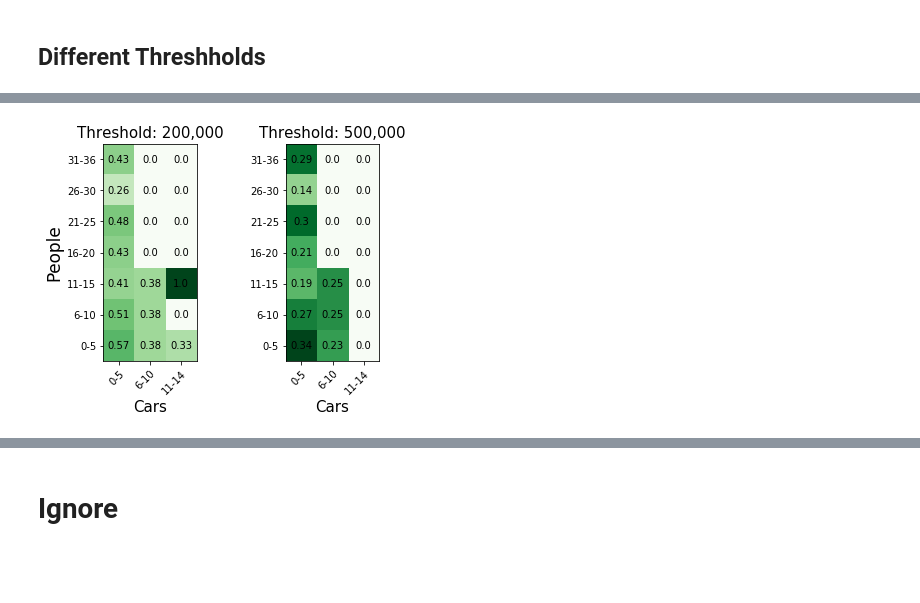
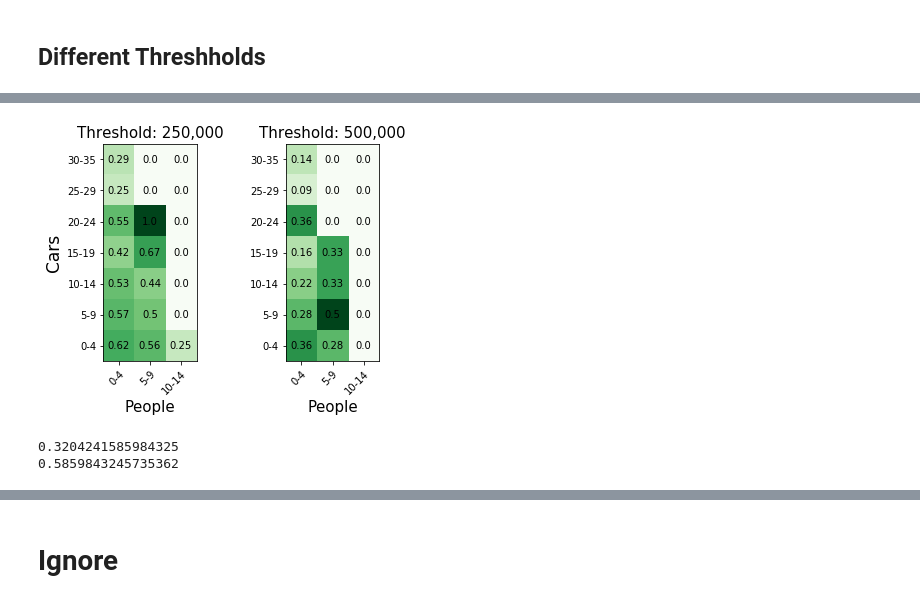
Before and after one commit to ivaroli/DataInTheWild, a Jupyter notebook: Analysis/Classifiers and Regression.ipynb, the cells around one changed output, grey strips where cells are left out. Saved outputs shown, nothing was run; the diff lists cells and outputs as text; code cells hidden in the pictures; blank space fills up the shorter version.

```diff
--- a/Analysis/Classifiers and Regression.ipynb
+++ b/Analysis/Classifiers and Regression.ipynb
@@ -12,0 +9,3 @@ df = pd.json_normalize(data)
+# %%
+df = pd.read_csv("data_v6.csv")
+df
@@ -363,7 +245,7 @@ plt.show()
 # %%
 wealthy2=[int]*len(regcap)
 for i,cap in enumerate(regcap):
-    if cap > 200000:
+    if cap > 250000:
         wealthy2[i]=1
     else:
         wealthy2[i]=0
@@ -377,9 +259,11 @@ for i,cap in enumerate(regcap):
         wealthy3[i]=0
 print((len(wealthy3)-len([n for n in wealthy3 if n==1]))/len(wealthy3),len([n for n in wealthy3 if n==1]))
 
+
+#What if it's 500,000 or above?
 wealthy4=[int]*len(regcap)
 for i,cap in enumerate(regcap):
-    if cap > 100000000:
+    if cap >= 500000:
         wealthy4[i]=1
     else:
         wealthy4[i]=0
@@ -421,3 +331,13 @@ r: 0.47368421052631576
+# %%
+def get_val(objec):
+    value=[]
+    obj=splitter(objec)
+    for o in obj:
+        if len(o)==0:
+            value.append(o["Wealthy"].sum())
+        else:
+            value.append(o["Wealthy"].sum()/len(o))
+    return value
 # %%
 objects3=pd.DataFrame(list(zip(objects["NumCars"],objects["NumPeople"],wealthy2)))
 objects3.columns =['NumCars', 'NumPeople', 'Wealthy']
@@ -432,9 +344,10 @@ for o in obj:
 # %%
-People = ["0-5", "6-10", "11-15", "16-20", "21-25", "26-30", "31-36"]
-People.reverse()
-Cars = ["0-5", "6-10", "11-14"]
+Cars = ["0-4", "5-9", "10-14", "15-19", "20-24", "25-29", "30-35"]
+Cars.reverse()
+People = ["0-4", "5-9", "10-14"]
 
 vlue = []
+value2 = get_val(objects3)
 for i in range(7):
     v=[]
     for j in range(3):
@@ -446,57 +359,64 @@ vlue = np.array(vlue,dtype=np.float)
 fig, (ax1, ax2) = plt.subplots(1,2)
 im = ax1.imshow(vlue,cmap="Greens")
 # Show all ticks and label them with the respective list entries
-ax1.set_xticks(np.arange(len(Cars)))
-ax1.set_yticks(np.arange(len(People)))
+ax1.set_xticks(np.arange(len(People)))
+ax1.set_yticks(np.arange(len(Cars)))
 
-ax1.set_xticklabels(Cars)
-ax1.set_yticklabels(People)
-ax1.set_xlabel("Cars", size=15)
-ax1.set_ylabel("People", size=17)
+ax1.set_xticklabels(People)
+ax1.set_yticklabels(Cars)
+ax1.set_xlabel("People", size=15)
+ax1.set_ylabel("Cars", size=17)
 
 # Rotate the tick labels and set their alignment.
 plt.setp(ax1.get_xticklabels(), rotation=45, ha="right",
          rotation_mode="anchor")
 
 # Loop over data dimensions and create text annotations.
-for i in range(len(People)):
-    for j in range(len(Cars)):
+for i in range(len(Cars)):
+    for j in range(len(People)):
         text = ax1.text(j, i, vlue[i, j],
                        ha="center", va="center", color="black")
 
-ax1.set_title("Threshold: 200,000", size=15)
+ax1.set_title("Threshold: 250,000", size=15)
 
 vlue = []
+value = get_val(objects)
 for i in range(7):
     v=[]
     for j in range(3):
         v.append(round(value[i*3+j],2))
     vlue.append(v)
 vlue.reverse()
 vlue = np.array(vlue,dtype=np.float)
 
 #fig, ax = plt.subplots()
 im = ax2.imshow(vlue,cmap="Greens")
 
 # Show all ticks and label them with the respective list entries
-ax2.set_xticks(np.arange(len(Cars)))
-ax2.set_yticks(np.arange(len(People)))
+ax2.set_xticks(np.arange(len(People)))
+ax2.set_yticks(np.arange(len(Cars)))
 
-ax2.set_xticklabels(Cars)
-ax2.set_yticklabels(People)
-ax2.set_xlabel("Cars", size=15)
+ax2.set_xticklabels(People)
+ax2.set_yticklabels(Cars)
+ax2.set_xlabel("People", size=15)
 
 # Rotate the tick labels and set their alignment.
 plt.setp(ax2.get_xticklabels(), rotation=45, ha="right",
          rotation_mode="anchor")
 
 # Loop over data dimensions and create text annotations.
-for i in range(len(People)):
-    for j in range(len(Cars)):
+for i in range(len(Cars)):
+    for j in range(len(People)):
         text = ax2.text(j, i, vlue[i, j],
                        ha="center", va="center", color="black")
 
 ax2.set_title("Threshold: 500,000", size=15)
 plt.show()
 # %% [output]
-[figure, old version]
+[figure, new version]
+# %%
+print(len([n for n in wealthy if n == 1])/len(wealthy))
+print(len([n for n in wealthy2 if n == 1])/len(wealthy2))
+# %% [output]
+0.3204241585984325
+0.5859843245735362
```
Also changed, not shown: parts of 39 cells of this notebook.
